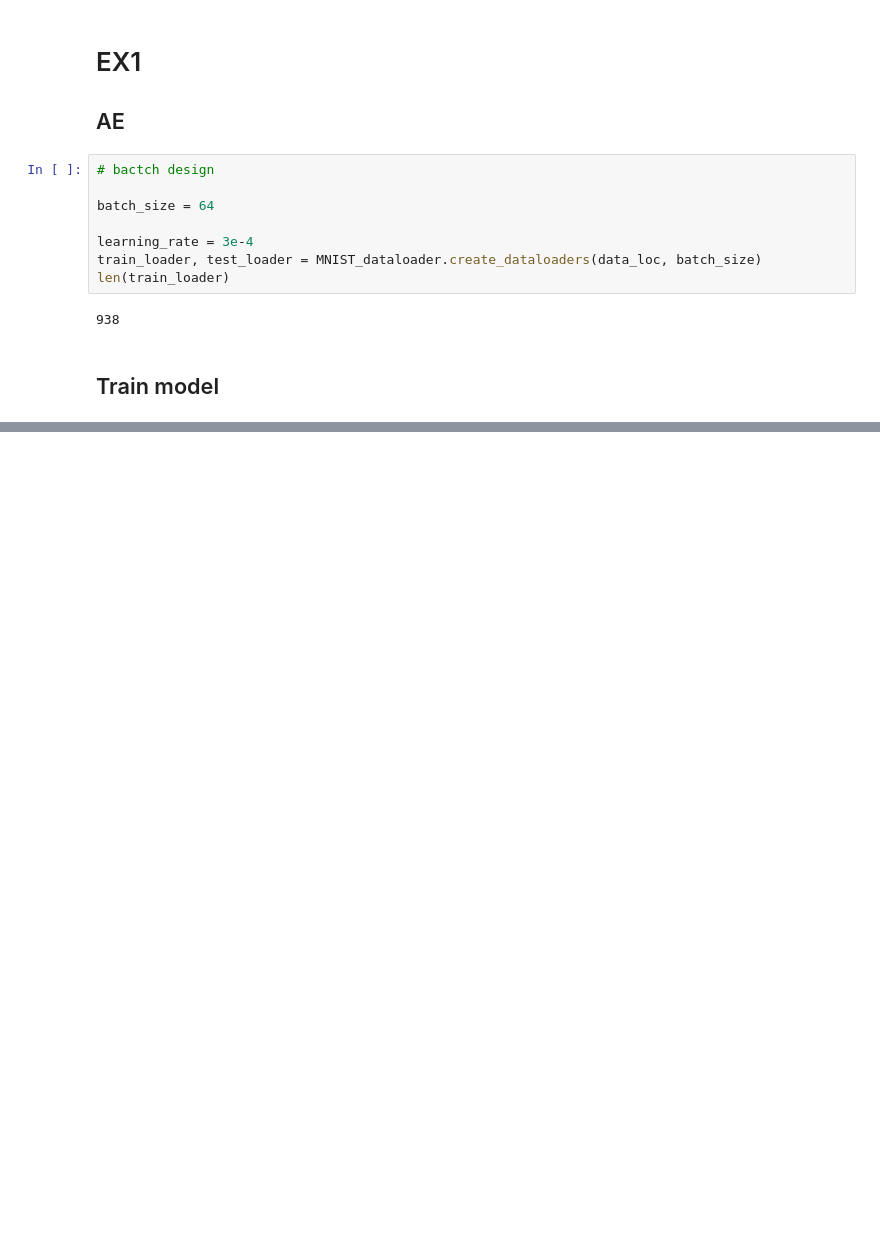
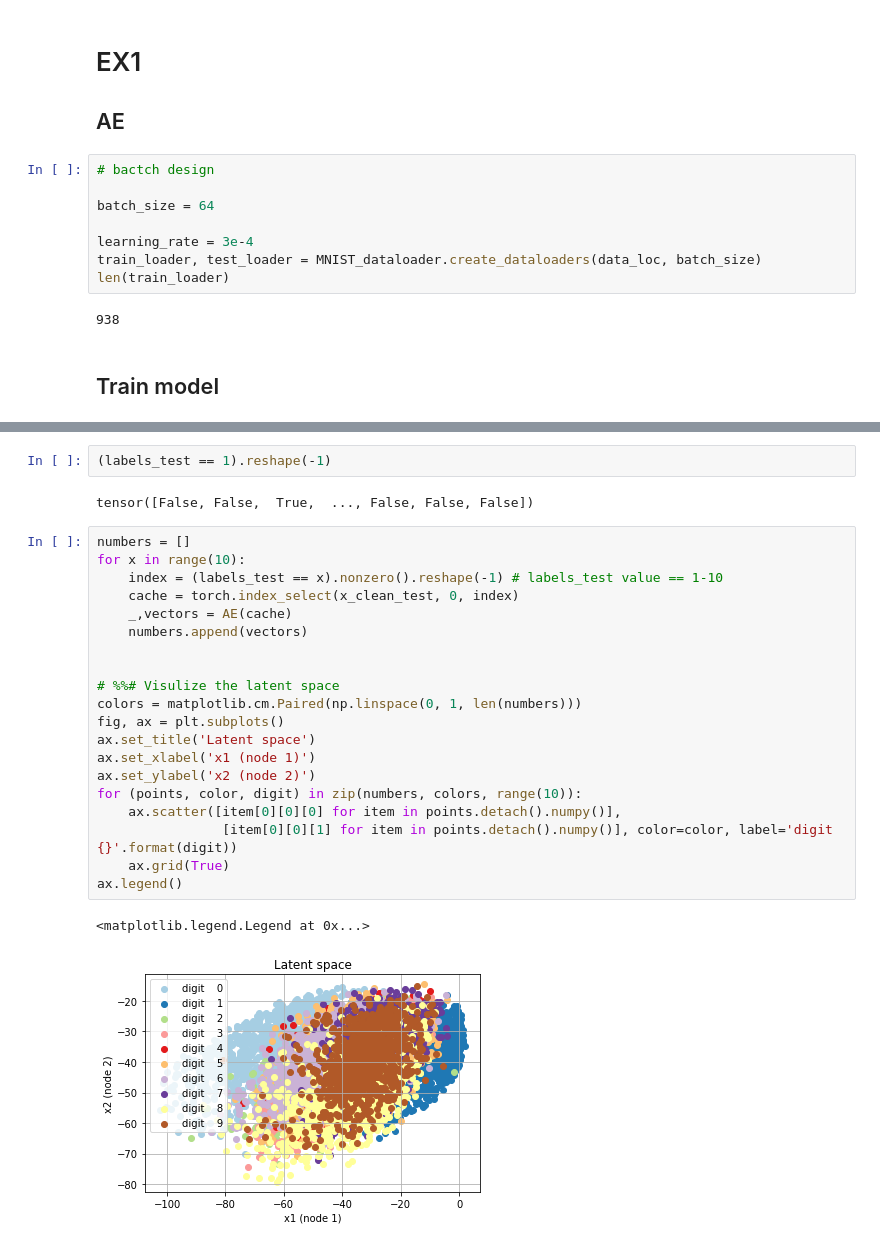
Before and after one commit to Lynch1206/5LSL0_HW, a Jupyter notebook: Assignment3/Code - for students/Assignment3.ipynb, the cells around one changed output, grey strips where cells are left out. Drawn from its saved outputs; the diff is of its cells as text; blank space fills up the shorter version.

```diff
--- a/Assignment3/Code - for students/Assignment3.ipynb
+++ b/Assignment3/Code - for students/Assignment3.ipynb
@@ -106,0 +161,27 @@ show(p,notebook_handle=True)
+# %%
+(labels_test == 1).reshape(-1)
+# %% [output]
+tensor([False, False,  True,  ..., False, False, False])
+# %%
+numbers = []
+for x in range(10):
+    index = (labels_test == x).nonzero().reshape(-1) # labels_test value == 1-10
+    cache = torch.index_select(x_clean_test, 0, index)
+    _,vectors = AE(cache)
+    numbers.append(vectors)
+
+
+# %%# Visulize the latent space
+colors = matplotlib.cm.Paired(np.linspace(0, 1, len(numbers)))
+fig, ax = plt.subplots()
+ax.set_title('Latent space')
+ax.set_xlabel('x1 (node 1)')
+ax.set_ylabel('x2 (node 2)')
+for (points, color, digit) in zip(numbers, colors, range(10)):
+    ax.scatter([item[0][0][0] for item in points.detach().numpy()],
+                [item[0][0][1] for item in points.detach().numpy()], color=color, label='digit    {}'.format(digit))
+    ax.grid(True)
+ax.legend()
+# %% [output]
+<matplotlib.legend.Legend at 0x...>
+[figure, added]
```
Also changed, not shown: parts of 7 cells of this notebook, 3 other files.
